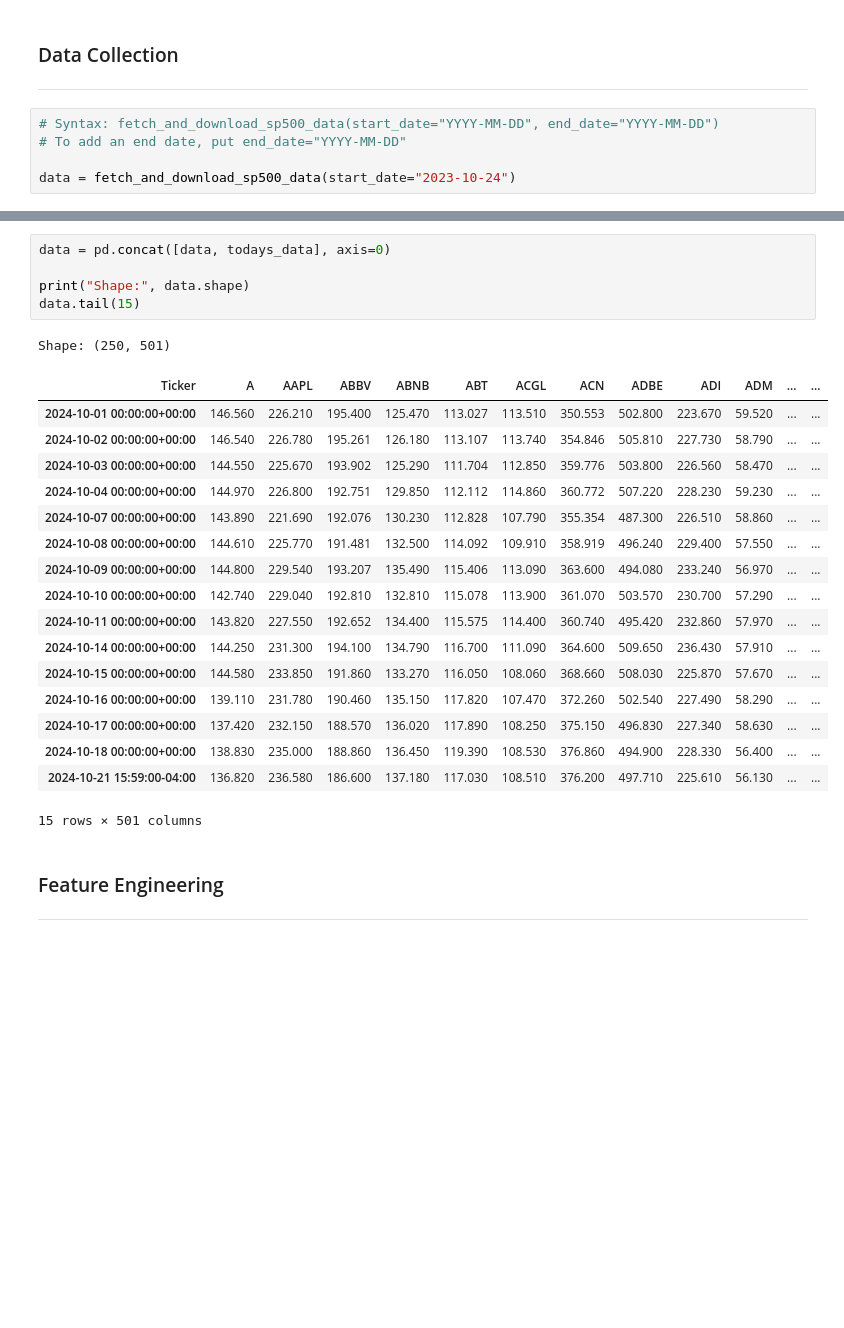
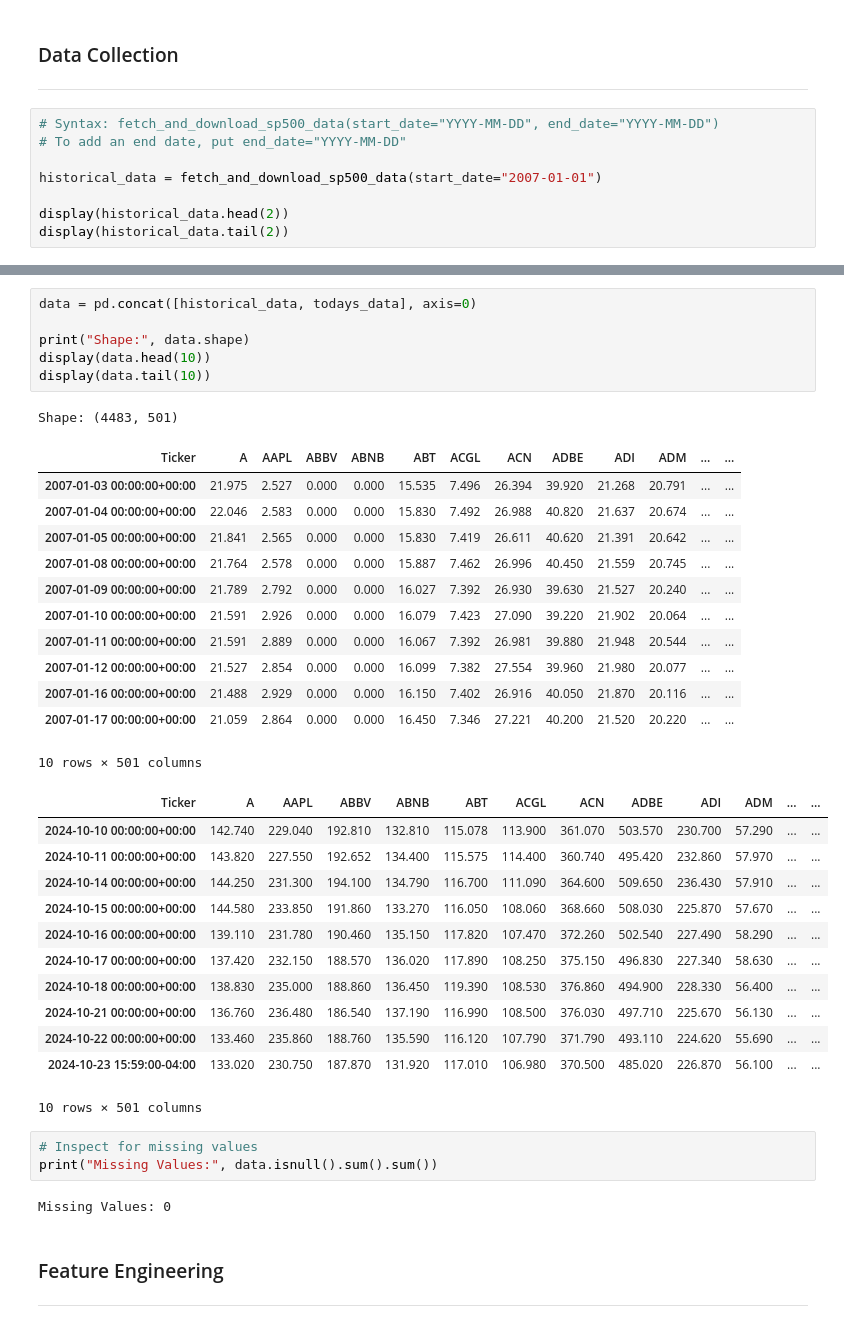
Before and after one commit to Corey-Holton/Group_project_2, a Jupyter notebook: main_stock_analysis.ipynb, the cells around one changed output, grey strips where cells are left out. Cells and saved outputs as stored; diff of their text form; blank space fills up the shorter version.

```diff
--- a/main_stock_analysis.ipynb
+++ b/main_stock_analysis.ipynb
@@ -45,6 +45,9 @@ ___
 # Syntax: fetch_and_download_sp500_data(start_date="YYYY-MM-DD", end_date="YYYY-MM-DD")
 # To add an end date, put end_date="YYYY-MM-DD"
 
-data = fetch_and_download_sp500_data(start_date="2023-10-24")
+historical_data = fetch_and_download_sp500_data(start_date="2007-01-01")
+
+display(historical_data.head(2))
+display(historical_data.tail(2))
 # %% [output]
 [*********************100%***********************]  501 of 501 completed
@@ -76,29 +86,42 @@ todays_data = sp500_data_for_today(time="15:59:00")
 ║                       S&P 500 Data Downloaded Successfully... ║
 ╚═══════════════════════════════════════════════════════════════╝
 # %%
-data = pd.concat([data, todays_data], axis=0)
+data = pd.concat([historical_data, todays_data], axis=0)
 
 print("Shape:", data.shape)
-data.tail(15)
+display(data.head(10))
+display(data.tail(10))
 # %% [output]
-Shape: (250, 501)
+Shape: (4483, 501)
 | Ticker | A | AAPL | ABBV | ABNB | ABT | ACGL | ACN | ADBE | ADI | ADM | ... | ... |
-| 2024-10-01 00:00:00+00:00 | 146.560 | 226.210 | 195.400 | 125.470 | 113.027 | 113.510 | 350.553 | 502.800 | 223.670 | 59.520 | ... | ... |
-| 2024-10-02 00:00:00+00:00 | 146.540 | 226.780 | 195.261 | 126.180 | 113.107 | 113.740 | 354.846 | 505.810 | 227.730 | 58.790 | ... | ... |
-| 2024-10-03 00:00:00+00:00 | 144.550 | 225.670 | 193.902 | 125.290 | 111.704 | 112.850 | 359.776 | 503.800 | 226.560 | 58.470 | ... | ... |
-| 2024-10-04 00:00:00+00:00 | 144.970 | 226.800 | 192.751 | 129.850 | 112.112 | 114.860 | 360.772 | 507.220 | 228.230 | 59.230 | ... | ... |
-| 2024-10-07 00:00:00+00:00 | 143.890 | 221.690 | 192.076 | 130.230 | 112.828 | 107.790 | 355.354 | 487.300 | 226.510 | 58.860 | ... | ... |
-| 2024-10-08 00:00:00+00:00 | 144.610 | 225.770 | 191.481 | 132.500 | 114.092 | 109.910 | 358.919 | 496.240 | 229.400 | 57.550 | ... | ... |
-| 2024-10-09 00:00:00+00:00 | 144.800 | 229.540 | 193.207 | 135.490 | 115.406 | 113.090 | 363.600 | 494.080 | 233.240 | 56.970 | ... | ... |
-| 2024-10-10 00:00:00+00:00 | 142.740 | 229.040 | 192.810 | 132.810 | 115.078 | 113.900 | 361.070 | 503.570 | 230.700 | 57.290 | ... | ... |
-| 2024-10-11 00:00:00+00:00 | 143.820 | 227.550 | 192.652 | 134.400 | 115.575 | 114.400 | 360.740 | 495.420 | 232.860 | 57.970 | ... | ... |
-| 2024-10-14 00:00:00+00:00 | 144.250 | 231.300 | 194.100 | 134.790 | 116.700 | 111.090 | 364.600 | 509.650 | 236.430 | 57.910 | ... | ... |
-| 2024-10-15 00:00:00+00:00 | 144.580 | 233.850 | 191.860 | 133.270 | 116.050 | 108.060 | 368.660 | 508.030 | 225.870 | 57.670 | ... | ... |
-| 2024-10-16 00:00:00+00:00 | 139.110 | 231.780 | 190.460 | 135.150 | 117.820 | 107.470 | 372.260 | 502.540 | 227.490 | 58.290 | ... | ... |
-| 2024-10-17 00:00:00+00:00 | 137.420 | 232.150 | 188.570 | 136.020 | 117.890 | 108.250 | 375.150 | 496.830 | 227.340 | 58.630 | ... | ... |
-| 2024-10-18 00:00:00+00:00 | 138.830 | 235.000 | 188.860 | 136.450 | 119.390 | 108.530 | 376.860 | 494.900 | 228.330 | 56.400 | ... | ... |
-| 2024-10-21 15:59:00-04:00 | 136.820 | 236.580 | 186.600 | 137.180 | 117.030 | 108.510 | 376.200 | 497.710 | 225.610 | 56.130 | ... | ... |
+| 2007-01-03 00:00:00+00:00 | 21.975 | 2.527 | 0.000 | 0.000 | 15.535 | 7.496 | 26.394 | 39.920 | 21.268 | 20.791 | ... | ... |
+| 2007-01-04 00:00:00+00:00 | 22.046 | 2.583 | 0.000 | 0.000 | 15.830 | 7.492 | 26.988 | 40.820 | 21.637 | 20.674 | ... | ... |
+| 2007-01-05 00:00:00+00:00 | 21.841 | 2.565 | 0.000 | 0.000 | 15.830 | 7.419 | 26.611 | 40.620 | 21.391 | 20.642 | ... | ... |
+| 2007-01-08 00:00:00+00:00 | 21.764 | 2.578 | 0.000 | 0.000 | 15.887 | 7.462 | 26.996 | 40.450 | 21.559 | 20.745 | ... | ... |
+| 2007-01-09 00:00:00+00:00 | 21.789 | 2.792 | 0.000 | 0.000 | 16.027 | 7.392 | 26.930 | 39.630 | 21.527 | 20.240 | ... | ... |
+| 2007-01-10 00:00:00+00:00 | 21.591 | 2.926 | 0.000 | 0.000 | 16.079 | 7.423 | 27.090 | 39.220 | 21.902 | 20.064 | ... | ... |
+| 2007-01-11 00:00:00+00:00 | 21.591 | 2.889 | 0.000 | 0.000 | 16.067 | 7.392 | 26.981 | 39.880 | 21.948 | 20.544 | ... | ... |
+| 2007-01-12 00:00:00+00:00 | 21.527 | 2.854 | 0.000 | 0.000 | 16.099 | 7.382 | 27.554 | 39.960 | 21.980 | 20.077 | ... | ... |
+| 2007-01-16 00:00:00+00:00 | 21.488 | 2.929 | 0.000 | 0.000 | 16.150 | 7.402 | 26.916 | 40.050 | 21.870 | 20.116 | ... | ... |
+| 2007-01-17 00:00:00+00:00 | 21.059 | 2.864 | 0.000 | 0.000 | 16.450 | 7.346 | 27.221 | 40.200 | 21.520 | 20.220 | ... | ... |
-15 rows × 501 columns
+10 rows × 501 columns
+| Ticker | A | AAPL | ABBV | ABNB | ABT | ACGL | ACN | ADBE | ADI | ADM | ... | ... |
+| 2024-10-10 00:00:00+00:00 | 142.740 | 229.040 | 192.810 | 132.810 | 115.078 | 113.900 | 361.070 | 503.570 | 230.700 | 57.290 | ... | ... |
+| 2024-10-11 00:00:00+00:00 | 143.820 | 227.550 | 192.652 | 134.400 | 115.575 | 114.400 | 360.740 | 495.420 | 232.860 | 57.970 | ... | ... |
+| 2024-10-14 00:00:00+00:00 | 144.250 | 231.300 | 194.100 | 134.790 | 116.700 | 111.090 | 364.600 | 509.650 | 236.430 | 57.910 | ... | ... |
+| 2024-10-15 00:00:00+00:00 | 144.580 | 233.850 | 191.860 | 133.270 | 116.050 | 108.060 | 368.660 | 508.030 | 225.870 | 57.670 | ... | ... |
+| 2024-10-16 00:00:00+00:00 | 139.110 | 231.780 | 190.460 | 135.150 | 117.820 | 107.470 | 372.260 | 502.540 | 227.490 | 58.290 | ... | ... |
+| 2024-10-17 00:00:00+00:00 | 137.420 | 232.150 | 188.570 | 136.020 | 117.890 | 108.250 | 375.150 | 496.830 | 227.340 | 58.630 | ... | ... |
+| 2024-10-18 00:00:00+00:00 | 138.830 | 235.000 | 188.860 | 136.450 | 119.390 | 108.530 | 376.860 | 494.900 | 228.330 | 56.400 | ... | ... |
+| 2024-10-21 00:00:00+00:00 | 136.760 | 236.480 | 186.540 | 137.190 | 116.990 | 108.500 | 376.030 | 497.710 | 225.670 | 56.130 | ... | ... |
+| 2024-10-22 00:00:00+00:00 | 133.460 | 235.860 | 188.760 | 135.590 | 116.120 | 107.790 | 371.790 | 493.110 | 224.620 | 55.690 | ... | ... |
+| 2024-10-23 15:59:00-04:00 | 133.020 | 230.750 | 187.870 | 131.920 | 117.010 | 106.980 | 370.500 | 485.020 | 226.870 | 56.100 | ... | ... |
+10 rows × 501 columns
+# %%
+# Inspect for missing values
+print("Missing Values:", data.isnull().sum().sum())
+# %% [output]
+Missing Values: 0
 # %% [markdown]
 ### Feature Engineering
 ___
```
Also changed, not shown: parts of 12 cells of this notebook, 2 other files.
